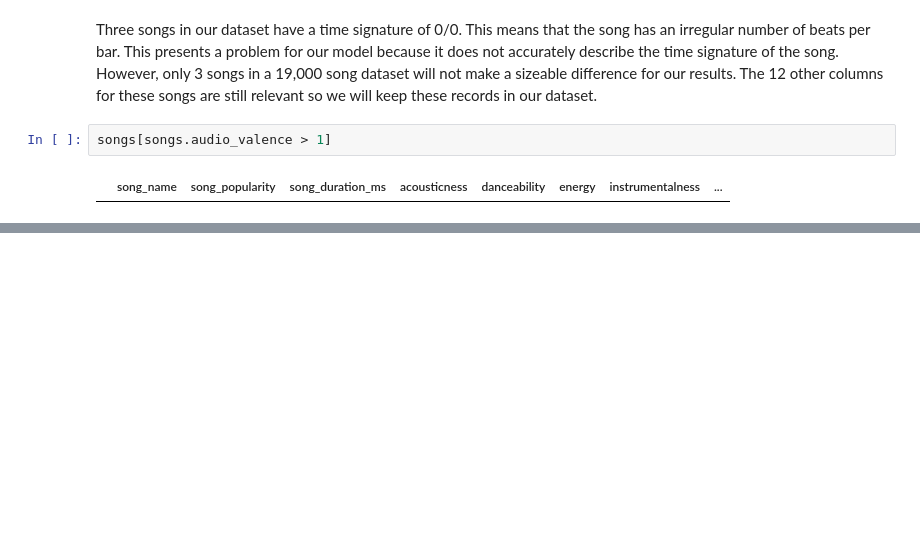
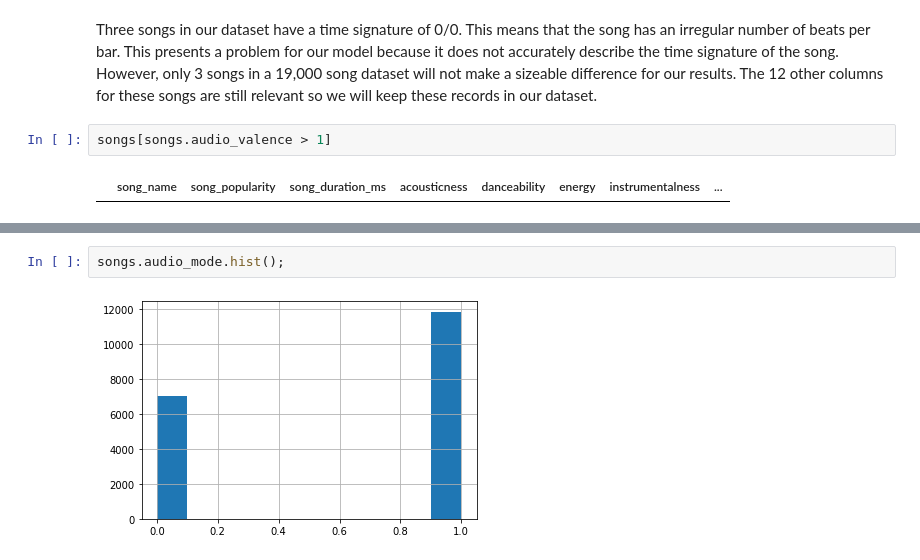
Before and after one commit to bengruher/Spotify-Song-Data-Analysis-and-Modeling, a Jupyter notebook: Song Project.ipynb, the cells around one changed output, grey strips where cells are left out. Cells and saved outputs as stored; diff of their text form; blank space fills up the shorter version.

```diff
--- a/Song Project.ipynb
+++ b/Song Project.ipynb
@@ -134,0 +183,4 @@ sum(pd.isnull(songs))
+# %%
+songs.audio_mode.hist();
+# %% [output]
+[figure, added]
```
Also changed, not shown: parts of 33 cells of this notebook.
